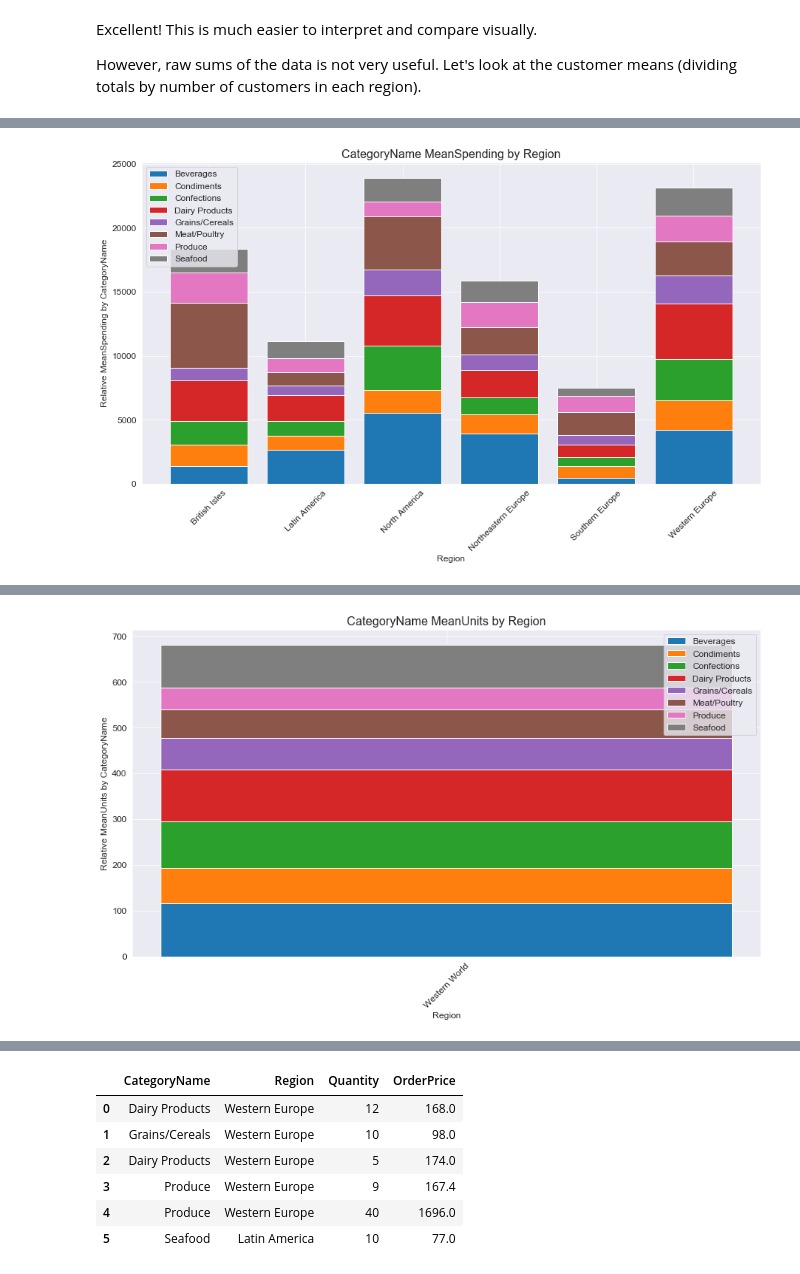
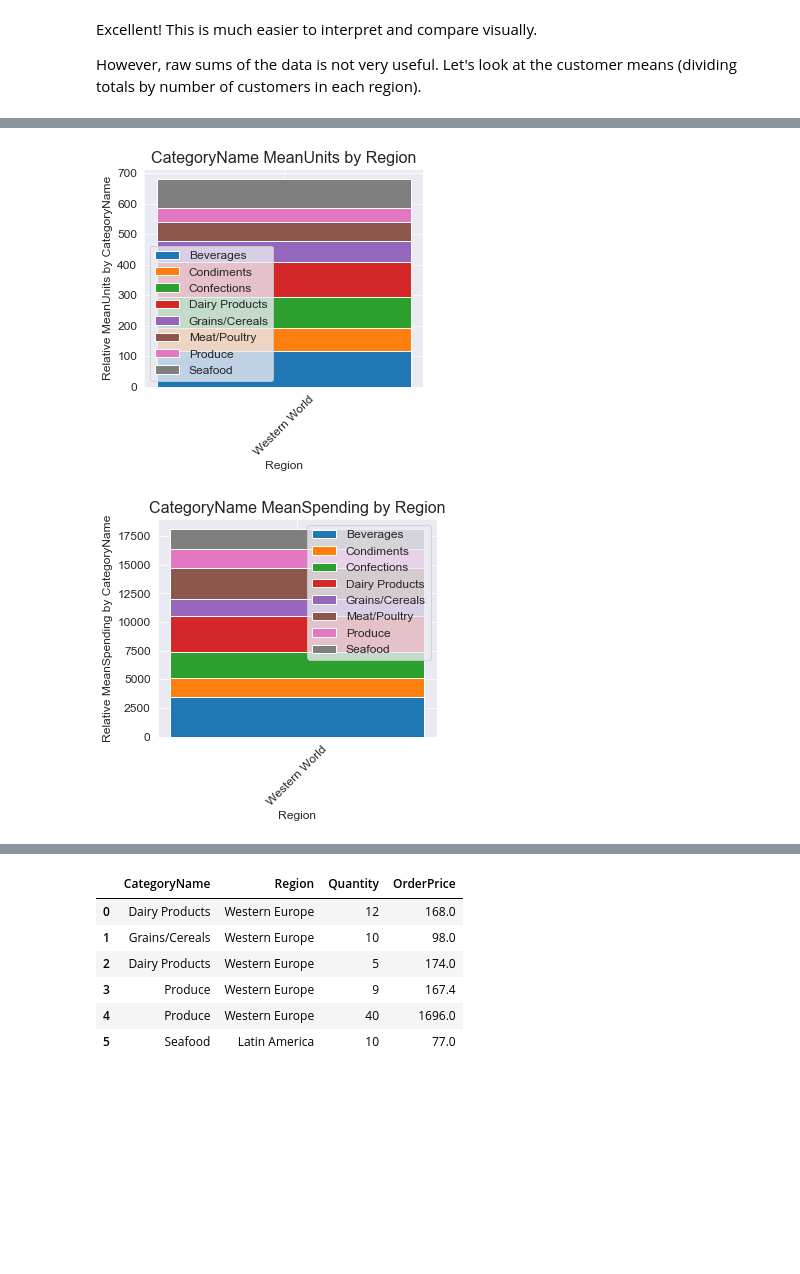
Before and after one commit to magnawhale/dsc-mod-3-project-online-ds-ft-051319, a Jupyter notebook: question_03.ipynb, the cells around one changed output, grey strips where cells are left out. Saved outputs shown, nothing was run; the diff lists cells and outputs as text; code cells hidden in the pictures; blank space fills up the shorter version.

```diff
--- a/question_03.ipynb
+++ b/question_03.ipynb
@@ -203,7 +203,8 @@ def make_dataset(dataframe, group_col_name, y_axis_col_name):
         dataset.append(cat_group)
     return dataset
 # %%
-def stacked_bar_plot(dataframe, group_col_name, x_axis_col_name, y_axis_col_name, dataset):
+def stacked_bar_plot(dataframe, group_col_name, x_axis_col_name,
+                     y_axis_col_name, dataset, figsize=(15,8)):
     """
     Function creates stacked bar plots given an input dataframe, the
     name of the input columns you wish to use examine, and a dataset
@@ -214,6 +215,7 @@ def stacked_bar_plot(dataframe, group_col_name, x_axis_col_name, y_axis_col_name
     x_axis_col_name = name of column defining bar plot categories
     y_axis_col_name = name of column supplying bar plot values
     dataset = output of the make_dataset() function
+    figsize = optional tuple to define size of graph
     -------------------------------------
     Outputs: a stacked bar graph
     """
@@ -222,7 +224,7 @@ def stacked_bar_plot(dataframe, group_col_name, x_axis_col_name, y_axis_col_name
     X_AXIS = list(dataframe[x_axis_col_name].unique())
     ind = np.arange(len(dataset[0]))
 
-    plt.figure(figsize=(15,8))
+    plt.figure(figsize=figsize)
     bottom = np.array(dataset[0])
     for i in list(range(len(dataset))):
         if i == 0:
@@ -266,12 +268,12 @@ NE_cat_df = pd.DataFrame()
 for i in list(region2_df.CategoryName.unique()):
     if NE_cat_df.empty:
         NE_cat_df = pd.DataFrame(region2_df.loc[(region2_df.CategoryName == i)
-                                                & (region2_df.Region.isin(NE_Europe))].groupby(['CategoryName'],
-                                                                                               as_index=False).sum())
+                                                & (region2_df.Region.isin(NE_Europe))]
+                                 .groupby(['CategoryName'], as_index=False).sum())
     else:
         derp = pd.DataFrame(region2_df.loc[(region2_df.CategoryName == i)
-                                           & (region2_df.Region.isin(NE_Europe))].groupby(['CategoryName'],
-                                                                                          as_index=False).sum())
+                                           & (region2_df.Region.isin(NE_Europe))]
+                            .groupby(['CategoryName'], as_index=False).sum())
         NE_cat_df = pd.concat([NE_cat_df, derp])
 NE_cat_df.insert(1, 'Region', 'Northeastern Europe')
 
@@ -282,12 +284,12 @@ LA_cat_df = pd.DataFrame()
 for i in list(region2_df.CategoryName.unique()):
     if LA_cat_df.empty:
         LA_cat_df = pd.DataFrame(region2_df.loc[(region2_df.CategoryName == i)
-                                                & (region2_df.Region.isin(L_Amer))].groupby(['CategoryName'],
-                                                                                            as_index=False).sum())
+                                                & (region2_df.Region.isin(L_Amer))]
+                                 .groupby(['CategoryName'], as_index=False).sum())
     else:
         derp = pd.DataFrame(region2_df.loc[(region2_df.CategoryName == i)
-                                           & (region2_df.Region.isin(L_Amer))].groupby(['CategoryName'],
-                                                                                       as_index=False).sum())
+                                           & (region2_df.Region.isin(L_Amer))]
+                            .groupby(['CategoryName'], as_index=False).sum())
         LA_cat_df = pd.concat([LA_cat_df, derp])
 LA_cat_df.insert(1, 'Region', 'Latin America')
 # %%
@@ -344,15 +349,12 @@ stacked_bar_plot(region2_df,'CategoryName', 'Region', 'MeanUnits', dataset)
-# %%
-dataset = make_dataset(region2_df,'CategoryName', 'MeanSpending')
-stacked_bar_plot(region2_df,'CategoryName', 'Region', 'MeanSpending', dataset)
-# %% [output]
-[figure, removed]
 # %%
 pop_df = pd.DataFrame()
 for i in list(region_df.CategoryName.unique()):
     if pop_df.empty:
-        pop_df = pd.DataFrame(region_df.loc[region_df.CategoryName == i].groupby(['CategoryName'], as_index=False).sum())
+        pop_df = pd.DataFrame(region_df.loc[region_df.CategoryName == i]
+                              .groupby(['CategoryName'], as_index=False).sum())
     else:
-        derp = pd.DataFrame(region_df.loc[region_df.CategoryName == i].groupby(['CategoryName'], as_index=False).sum())
+        derp = pd.DataFrame(region_df.loc[region_df.CategoryName == i]
+                            .groupby(['CategoryName'], as_index=False).sum())
         pop_df = pd.concat([pop_df, derp])
 pop_df.insert(1, 'Region', 'Western World')
 pop_df['MeanUnits'] = round(pop_df['TotalUnits'] / pop_df['Customers'], 3)
@@ -371,11 +373,22 @@ pop_df
 | 6 | Produce | Western World | 61 | 2922 | 102971.80 | 132 | 47.902 | 1688.062 | ... |
 | 7 | Seafood | Western World | 81 | 7560 | 139331.14 | 319 | 93.333 | 1720.138 | ... |
 # %%
+# Just for fun, here's two stacked bar plots of the entire sample population
 dataset2 = []
 for i in list(pop_df['MeanUnits'].index):
     item = []
     item.append(list(pop_df['MeanUnits'].values)[i])
     dataset2.append(item)
-stacked_bar_plot(pop_df,'CategoryName', 'Region', 'MeanUnits', dataset2)
+stacked_bar_plot(pop_df,'CategoryName', 'Region', 'MeanUnits', dataset2, figsize=(5,4))
+
+
+
+dataset2 = []
+for i in list(pop_df['MeanSpending'].index):
+    item = []
+    item.append(list(pop_df['MeanSpending'].values)[i])
+    dataset2.append(item)
+stacked_bar_plot(pop_df,'CategoryName', 'Region', 'MeanSpending', dataset2, figsize=(5,4))
 # %% [output]
-[figure, old version]
+[figure, new version]
+[figure, added]
```
Also changed, not shown: parts of 11 cells of this notebook, 4 other files.
